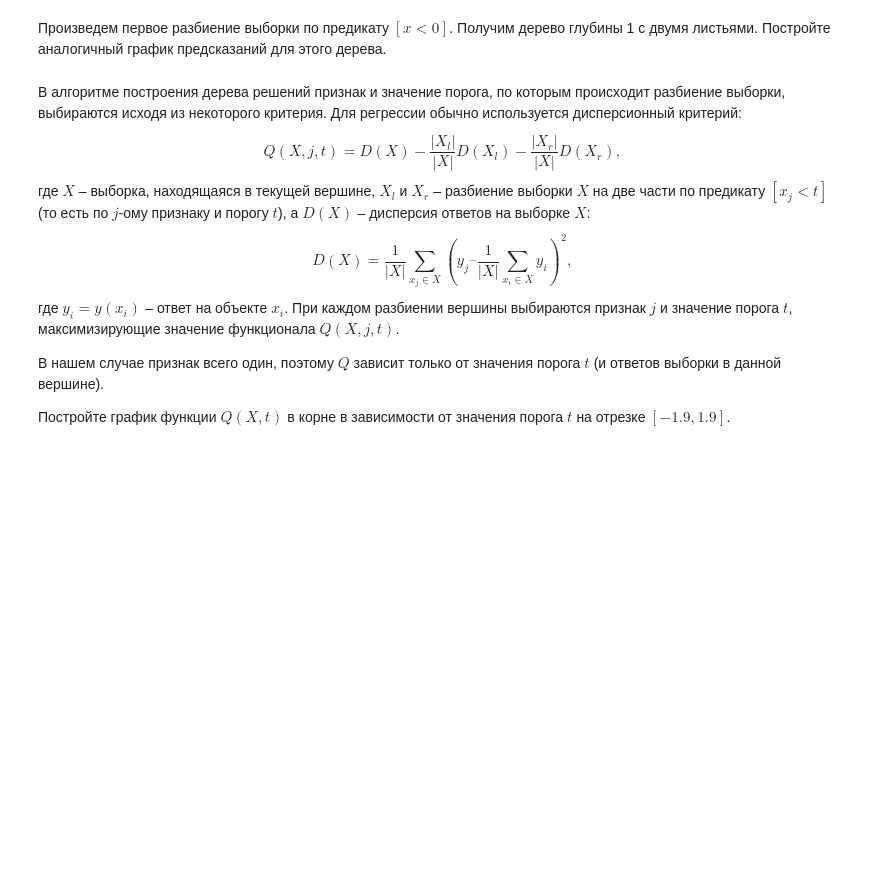
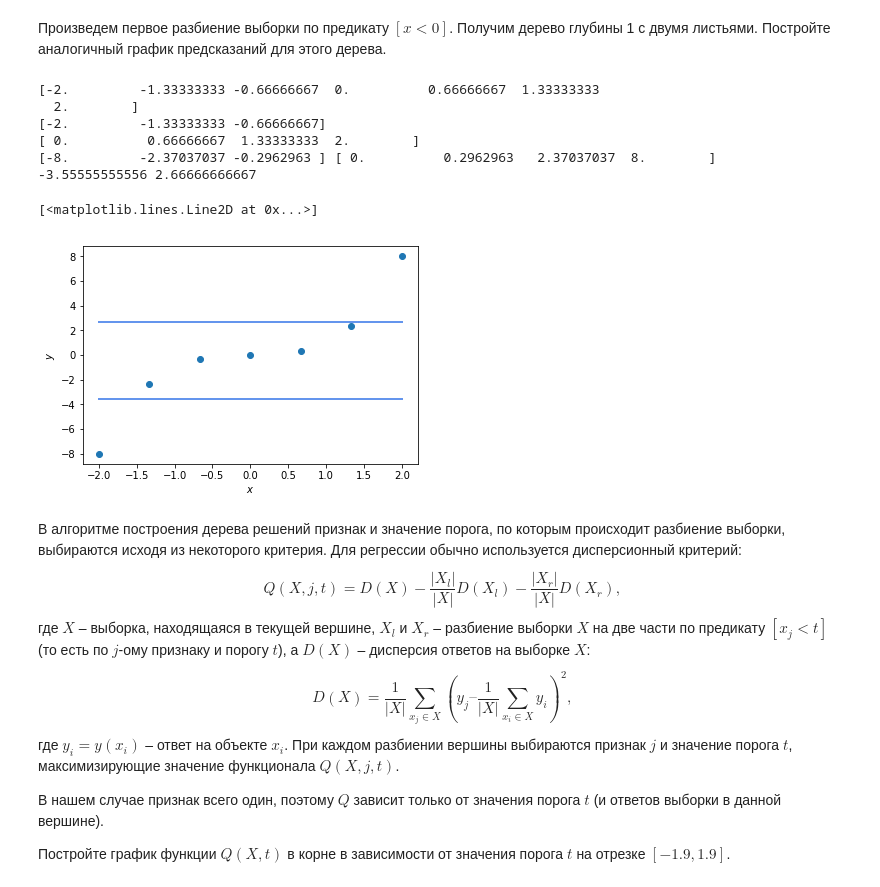
Before and after one commit to ditas/hw, a Jupyter notebook: jupyter_notebooks/homeworks/hw3_decision_trees.ipynb, the cells around one changed output. Saved outputs shown, nothing was run; the diff lists cells and outputs as text; code cells hidden in the pictures; blank space fills up the shorter version.

```diff
--- a/jupyter_notebooks/homeworks/hw3_decision_trees.ipynb
+++ b/jupyter_notebooks/homeworks/hw3_decision_trees.ipynb
@@ -48,3 +94,49 @@ plt.ylabel(r'$y$');
+# %%
+X = np.linspace(-2, 2, 7)
+y = X ** 3
+
+plt.scatter(X, y)
+plt.xlabel(r'$x$')
+plt.ylabel(r'$y$');
+
+# Ваш код здесь
+# np.array_split(X, np.where(X<0.))
+
+print(X)
+
+X_test1 = X[:3]
+print(X_test1)
+X_test2 = X[3:]
+print(X_test2)
+
+y1 = X_test1 ** 3
+y2 = X_test2 ** 3
+
+print(y1,y2)
+
+mean1 = np.mean(y1)
+mean2 = np.mean(y2)
+print(mean1, mean2)
+
+X_test1 = np.array([-2,2])
+y_test1 = np.empty(2)
+y_test1.fill(mean1)
+
+X_test2 = np.array([-2,2])
+y_test2 = np.empty(2)
+y_test2.fill(mean2)
+
+plt.plot(X_test1.reshape(-1,1), y_test1, color="cornflowerblue", label="max_depth=2", linewidth=2)
+plt.plot(X_test2.reshape(-1,1), y_test2, color="cornflowerblue", label="max_depth=2", linewidth=2)
+# %% [output]
+[-2.         -1.33333333 -0.66666667  0.          0.66666667  1.33333333
+  2.        ]
+[-2.         -1.33333333 -0.66666667]
+[ 0.          0.66666667  1.33333333  2.        ]
+[-8.         -2.37037037 -0.2962963 ] [ 0.          0.2962963   2.37037037  8.        ]
+-3.55555555556 2.66666666667
+[<matplotlib.lines.Line2D at 0x...>]
+[figure, added]
 # %% [markdown]
 В алгоритме построения дерева решений признак и значение порога, по которым происходит разбиение выборки, выбираются исходя из некоторого критерия. Для регрессии обычно используется дисперсионный критерий:
 $$Q(X, j, t) = D(X) - \dfrac{|X_l|}{|X|} D(X_l) - \dfrac{|X_r|}{|X|} D(X_r),$$
```
Also changed, not shown: parts of 12 cells of this notebook, 3 other files.
